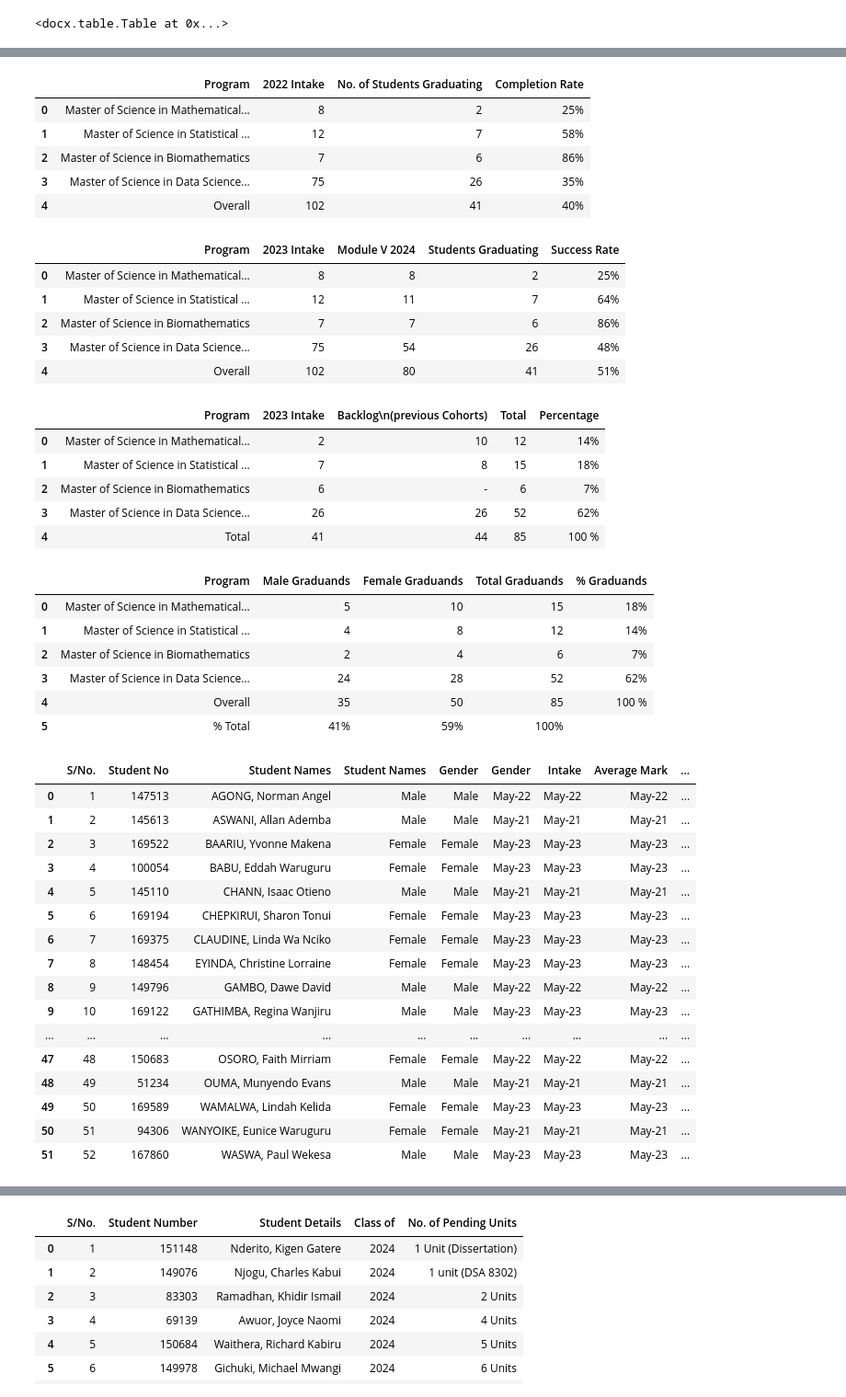
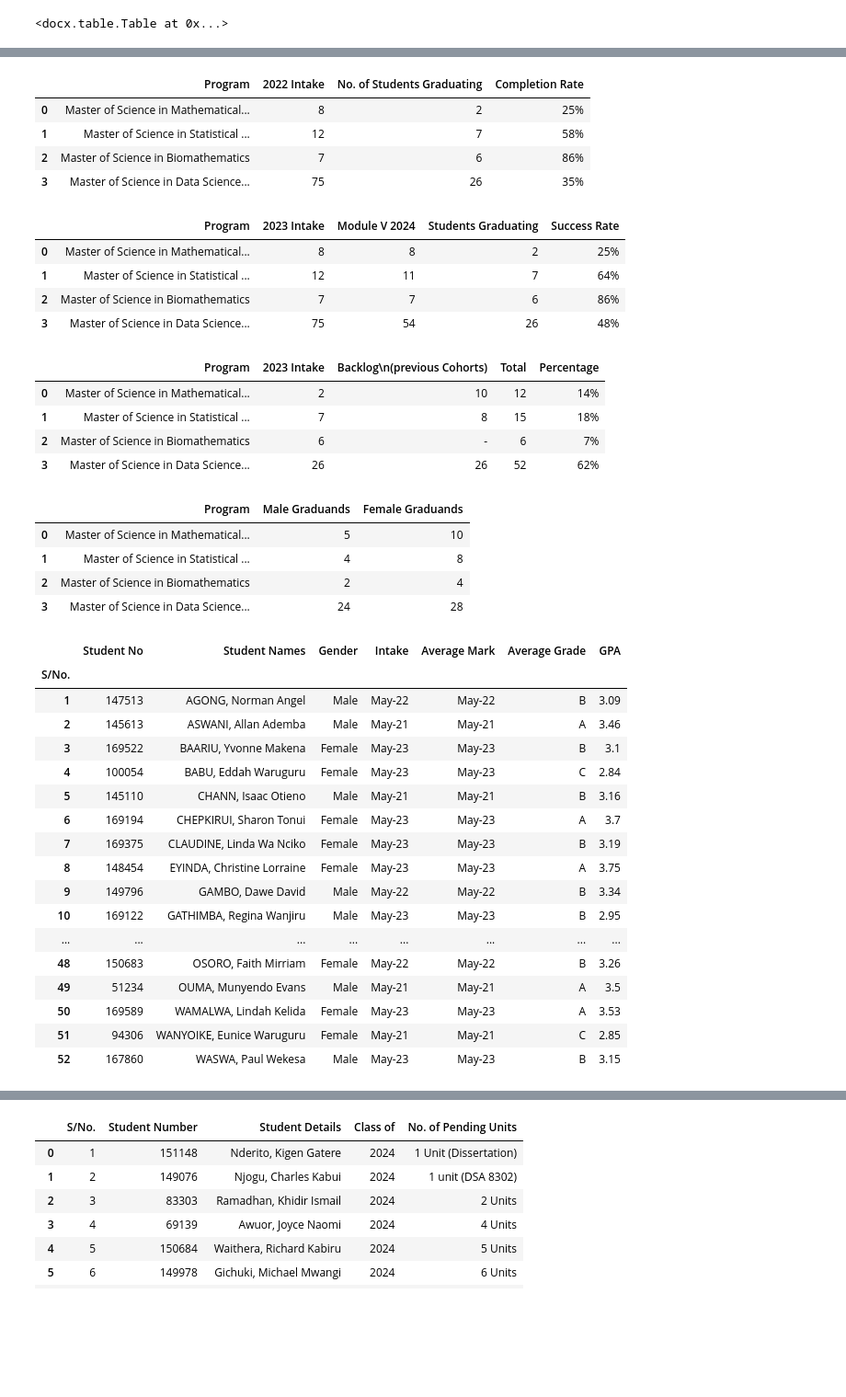
Before and after one commit to gathukalinet/msc_dsa, a Jupyter notebook: msc_grad.ipynb, the cells around one changed output, grey strips where cells are left out. Shown at 92% size. Cells and saved outputs as stored; diff of their text form; code cells hidden in the pictures; blank space fills up the shorter version.

Commit message:
adding the tables contents

```diff
--- a/msc_grad.ipynb
+++ b/msc_grad.ipynb
@@ -60,5 +58,6 @@ intake_gender_2023
 # %%
 completion_rate_2022 = df3
+completion_rate_2022 = completion_rate_2022.iloc[:4,]
 completion_rate_2022
 # %% [output]
 |  | Program | 2022 Intake | No. of Students Graduating | Completion Rate |
@@ -66,9 +65,9 @@ completion_rate_2022
 | 1 | Master of Science in Statistical ... | 12 | 7 | 58% |
 | 2 | Master of Science in Biomathematics | 7 | 6 | 86% |
 | 3 | Master of Science in Data Science... | 75 | 26 | 35% |
-| 4 | Overall | 102 | 41 | 40% |
 # %%
 completion_rate_2023 = df4
+completion_rate_2023 = completion_rate_2023.iloc[:4,]
 completion_rate_2023
 # %% [output]
 |  | Program | 2023 Intake | Module V 2024 | Students Graduating | Success Rate |
@@ -76,9 +75,9 @@ completion_rate_2023
 | 1 | Master of Science in Statistical ... | 12 | 11 | 7 | 64% |
 | 2 | Master of Science in Biomathematics | 7 | 7 | 6 | 86% |
 | 3 | Master of Science in Data Science... | 75 | 54 | 26 | 48% |
-| 4 | Overall | 102 | 80 | 41 | 51% |
 # %%
 overall_graduands_2025 = df5
+overall_graduands_2025 = overall_graduands_2025.iloc[:4, :]
 overall_graduands_2025
 # %% [output]
 |  | Program | 2023 Intake | Backlog\n(previous Cohorts) | Total | Percentage |
@@ -86,38 +85,39 @@ overall_graduands_2025
 | 1 | Master of Science in Statistical ... | 7 | 8 | 15 | 18% |
 | 2 | Master of Science in Biomathematics | 6 | - | 6 | 7% |
 | 3 | Master of Science in Data Science... | 26 | 26 | 52 | 62% |
-| 4 | Total | 41 | 44 | 85 | 100 % |
 # %%
 grads_2025_gender = df6
+grads_2025_gender = grads_2025_gender.iloc[:4, :3]
 grads_2025_gender
 # %% [output]
-|  | Program | Male Graduands | Female Graduands | Total Graduands | % Graduands |
-| 0 | Master of Science in Mathematical... | 5 | 10 | 15 | 18% |
-| 1 | Master of Science in Statistical ... | 4 | 8 | 12 | 14% |
-| 2 | Master of Science in Biomathematics | 2 | 4 | 6 | 7% |
-| 3 | Master of Science in Data Science... | 24 | 28 | 52 | 62% |
-| 4 | Overall | 35 | 50 | 85 | 100 % |
-| 5 | % Total | 41% | 59% | 100% |  |
+|  | Program | Male Graduands | Female Graduands |
+| 0 | Master of Science in Mathematical... | 5 | 10 |
+| 1 | Master of Science in Statistical ... | 4 | 8 |
+| 2 | Master of Science in Biomathematics | 2 | 4 |
+| 3 | Master of Science in Data Science... | 24 | 28 |
 # %%
 msc_dsa_grad_list = df7
+msc_dsa_grad_list = msc_dsa_grad_list.loc[:, ~msc_dsa_grad_list.columns.duplicated()]
+msc_dsa_grad_list.set_index('S/No.', inplace=True)
 msc_dsa_grad_list
 # %% [output]
-|  | S/No. | Student No | Student Names | Student Names | Gender | Gender | Intake | Average Mark | ... |
-| 0 | 1 | 147513 | AGONG, Norman Angel | Male | Male | May-22 | May-22 | May-22 | ... |
-| 1 | 2 | 145613 | ASWANI, Allan Ademba | Male | Male | May-21 | May-21 | May-21 | ... |
-| 2 | 3 | 169522 | BAARIU, Yvonne Makena | Female | Female | May-23 | May-23 | May-23 | ... |
-| 3 | 4 | 100054 | BABU, Eddah Waruguru | Female | Female | May-23 | May-23 | May-23 | ... |
-| 4 | 5 | 145110 | CHANN, Isaac Otieno | Male | Male | May-21 | May-21 | May-21 | ... |
-| 5 | 6 | 169194 | CHEPKIRUI, Sharon Tonui | Female | Female | May-23 | May-23 | May-23 | ... |
-| 6 | 7 | 169375 | CLAUDINE, Linda Wa Nciko | Female | Female | May-23 | May-23 | May-23 | ... |
-| 7 | 8 | 148454 | EYINDA, Christine Lorraine | Female | Female | May-23 | May-23 | May-23 | ... |
-| 8 | 9 | 149796 | GAMBO, Dawe David | Male | Male | May-22 | May-22 | May-22 | ... |
-| 9 | 10 | 169122 | GATHIMBA, Regina Wanjiru | Male | Male | May-23 | May-23 | May-23 | ... |
-| ... | ... | ... | ... | ... | ... | ... | ... | ... | ... |
-| 47 | 48 | 150683 | OSORO, Faith Mirriam | Female | Female | May-22 | May-22 | May-22 | ... |
-| 48 | 49 | 51234 | OUMA, Munyendo Evans | Male | Male | May-21 | May-21 | May-21 | ... |
-| 49 | 50 | 169589 | WAMALWA, Lindah Kelida | Female | Female | May-23 | May-23 | May-23 | ... |
-| 50 | 51 | 94306 | WANYOIKE, Eunice Waruguru | Female | Female | May-21 | May-21 | May-21 | ... |
-| 51 | 52 | 167860 | WASWA, Paul Wekesa | Male | Male | May-23 | May-23 | May-23 | ... |
+|  | Student No | Student Names | Gender | Intake | Average Mark | Average Grade | GPA |
+| S/No. |  |  |  |  |  |  |  |
+| 1 | 147513 | AGONG, Norman Angel | Male | May-22 | May-22 | B | 3.09 |
+| 2 | 145613 | ASWANI, Allan Ademba | Male | May-21 | May-21 | A | 3.46 |
+| 3 | 169522 | BAARIU, Yvonne Makena | Female | May-23 | May-23 | B | 3.1 |
+| 4 | 100054 | BABU, Eddah Waruguru | Female | May-23 | May-23 | C | 2.84 |
+| 5 | 145110 | CHANN, Isaac Otieno | Male | May-21 | May-21 | B | 3.16 |
+| 6 | 169194 | CHEPKIRUI, Sharon Tonui | Female | May-23 | May-23 | A | 3.7 |
+| 7 | 169375 | CLAUDINE, Linda Wa Nciko | Female | May-23 | May-23 | B | 3.19 |
+| 8 | 148454 | EYINDA, Christine Lorraine | Female | May-23 | May-23 | A | 3.75 |
+| 9 | 149796 | GAMBO, Dawe David | Male | May-22 | May-22 | B | 3.34 |
+| 10 | 169122 | GATHIMBA, Regina Wanjiru | Male | May-23 | May-23 | B | 2.95 |
+| ... | ... | ... | ... | ... | ... | ... | ... |
+| 48 | 150683 | OSORO, Faith Mirriam | Female | May-22 | May-22 | B | 3.26 |
+| 49 | 51234 | OUMA, Munyendo Evans | Male | May-21 | May-21 | A | 3.5 |
+| 50 | 169589 | WAMALWA, Lindah Kelida | Female | May-23 | May-23 | A | 3.53 |
+| 51 | 94306 | WANYOIKE, Eunice Waruguru | Female | May-21 | May-21 | C | 2.85 |
+| 52 | 167860 | WASWA, Paul Wekesa | Male | May-23 | May-23 | B | 3.15 |
 # %%
 pending_students_2023 =df8
```
Also changed, not shown: parts of 3 cells of this notebook, 1 other file.
